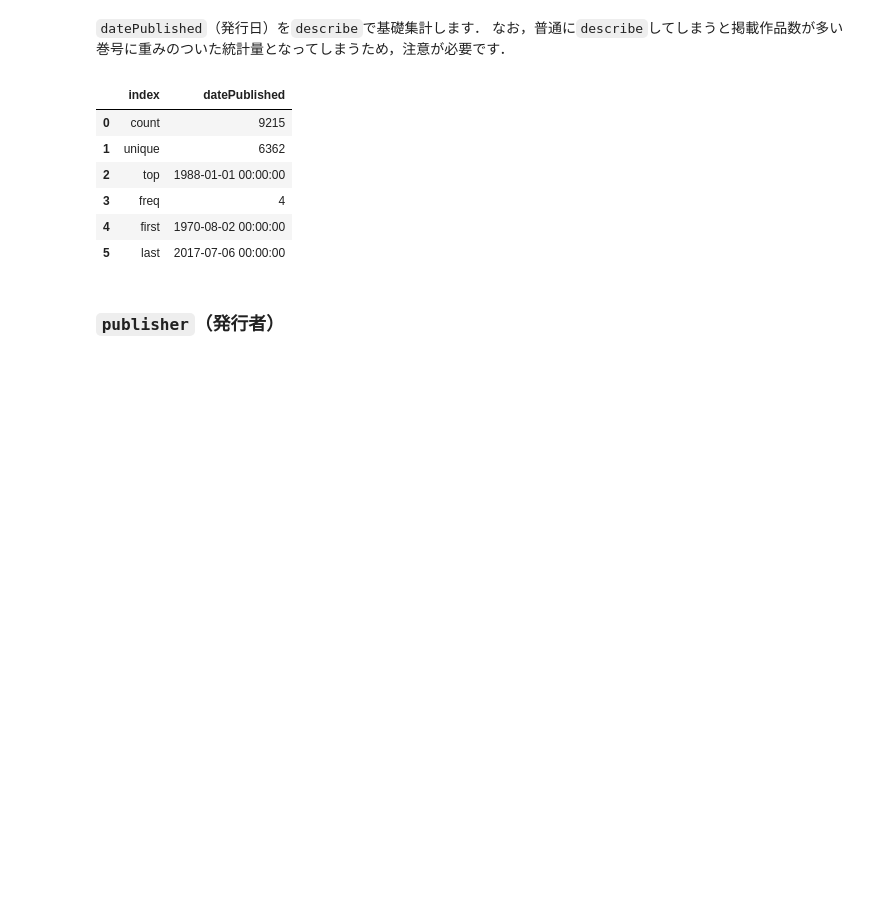
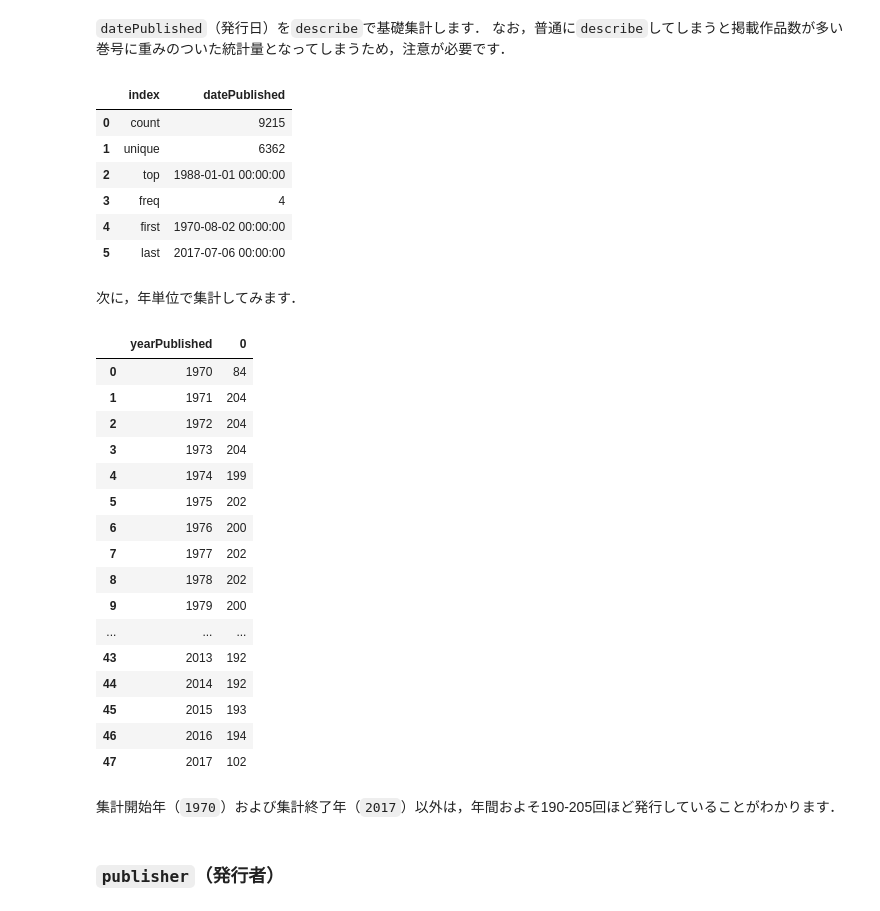
Before and after one commit to kakeami/viz-madb, a Jupyter notebook: _sources/eda/eda.ipynb, the cells around one changed output. Saved outputs shown, nothing was run; the diff lists cells and outputs as text; code cells hidden in the pictures; blank space fills up the shorter version.

```diff
--- a/_sources/eda/eda.ipynb
+++ b/_sources/eda/eda.ipynb
@@ -493,6 +493,32 @@ df_tmp['datePublished'].describe().reset_index()
 | 3 | freq | 4 |
 | 4 | first | 1970-08-02 00:00:00 |
 | 5 | last | 2017-07-06 00:00:00 |
+# %% [markdown]
+次に，年単位で集計してみます．
+# %%
+df_tmp['yearPublished'] = df_tmp['datePublished'].dt.year
+df_tmp.value_counts('yearPublished').reset_index().\
+    sort_values('yearPublished', ignore_index=True)
+# %% [output]
+|  | yearPublished | 0 |
+| 0 | 1970 | 84 |
+| 1 | 1971 | 204 |
+| 2 | 1972 | 204 |
+| 3 | 1973 | 204 |
+| 4 | 1974 | 199 |
+| 5 | 1975 | 202 |
+| 6 | 1976 | 200 |
+| 7 | 1977 | 202 |
+| 8 | 1978 | 202 |
+| 9 | 1979 | 200 |
+| ... | ... | ... |
+| 43 | 2013 | 192 |
+| 44 | 2014 | 192 |
+| 45 | 2015 | 193 |
+| 46 | 2016 | 194 |
+| 47 | 2017 | 102 |
+# %% [markdown]
+集計開始年（`1970`）および集計終了年（`2017`）以外は，年間およそ190-205回ほど発行していることがわかります．
 # %% [markdown]
 ### `publisher`（発行者）
 # %% [markdown]
```
Also changed, not shown: 2 other files.
